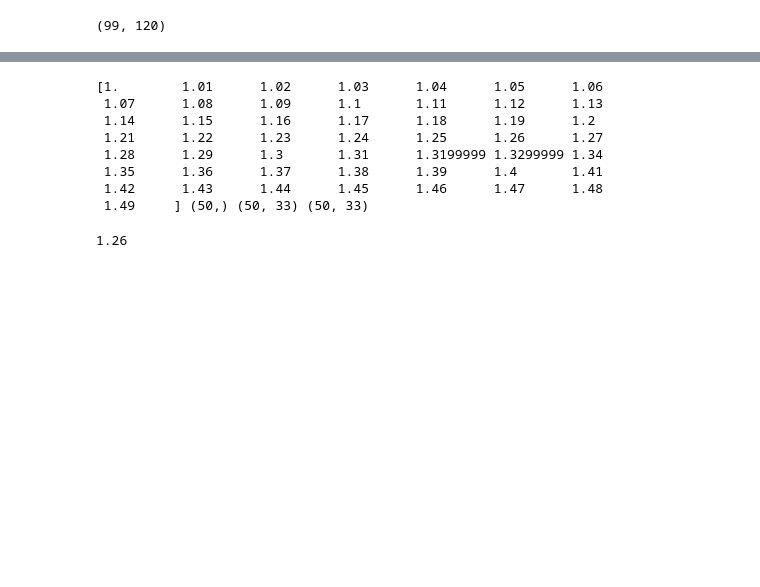
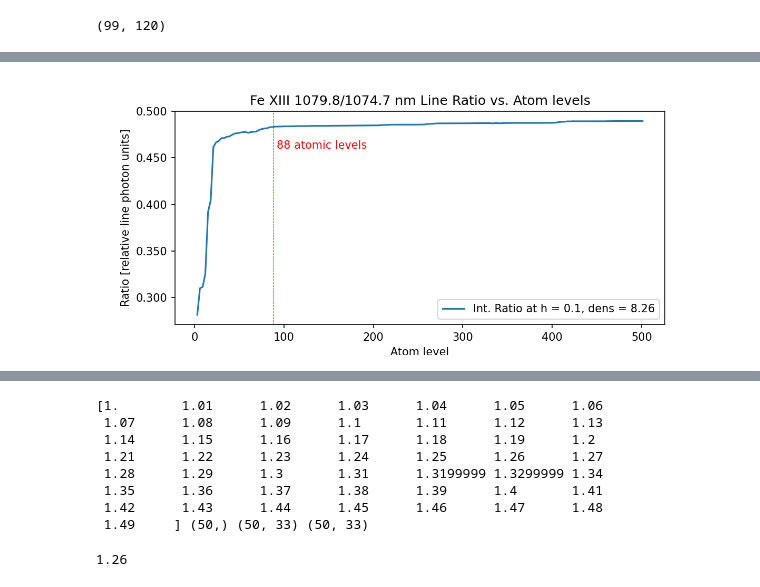
Before and after one commit to arparaschiv/FeXIII-coronal-density, a Jupyter notebook: PyCELP_generate_lookup.ipynb, the cells around one changed output, grey strips where cells are left out. Saved outputs shown, nothing was run; the diff lists cells and outputs as text; code cells hidden in the pictures; blank space fills up the shorter version.

```diff
--- a/PyCELP_generate_lookup.ipynb
+++ b/PyCELP_generate_lookup.ipynb
@@ -257,0 +264,10 @@ Text(0, 0.5, 'Ratio [relative line photon units]')
+# %%
+ints=np.zeros((2,np.arange(3,502,3).shape[0]),dtype=np.float32)
+hhh=0.1 ## height above the limb. e.g. 1.1R_sun
+densi=densities[45] ## ~10^8.3 electrons
+
+for d,dd in enumerate(range(3,502,3)):
+    fe13 = pycelp.Ion('fe_13',nlevels = dd)
+    fe13.calc_rho_sym(densi,electron_temperature, hhh, thetaBlocal, include_limbdark=True, include_protons=True)
+    ints[0,d] = fe13.get_emissionLine(10747.).calc_Iemiss()[0]
+    ints[1,d] = fe13.get_emissionLine(10789.).calc_Iemiss()[0]
@@ -257,0 +292,14 @@ Text(0, 0.5, 'Ratio [relative line photon units]')
+# %%
+plt.figure(figsize=(8,3.5))
+plt.plot(range(3,502,3),ints[1,:] / ints[0,:]  ,label = r'Int. Ratio at h = ' + str(hhh) + ', dens = ' + str(np.log10(densi))[:4])
+plt.legend()
+plt.xlabel('Atom level')
+plt.title('Fe XIII 1079.8/1074.7 nm Line Ratio vs. Atom levels')
+plt.ylabel('Ratio [relative line photon units]')
+plt.axvline(88,linestyle="dashed",color="r",linewidth=0.5)
+plt.text(92,0.46,"88 atomic levels",color='r')
+#plt.xscale("log")
+
+aa=plt.gca().set_yticklabels([f'{x:.3f}' for x in plt.gca().get_yticks()])
+# %% [output]
+[figure, new version]
```
Also changed, not shown: parts of 23 cells of this notebook, 2 other files.
